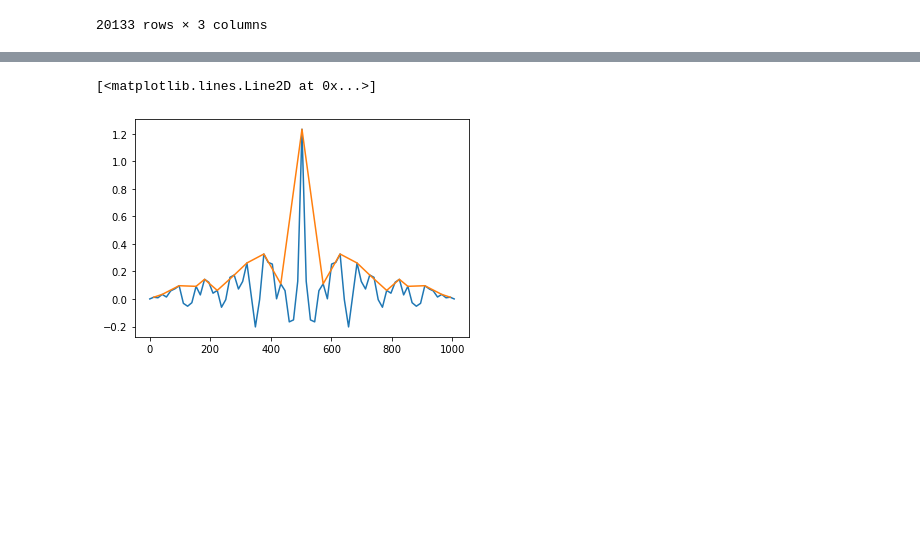
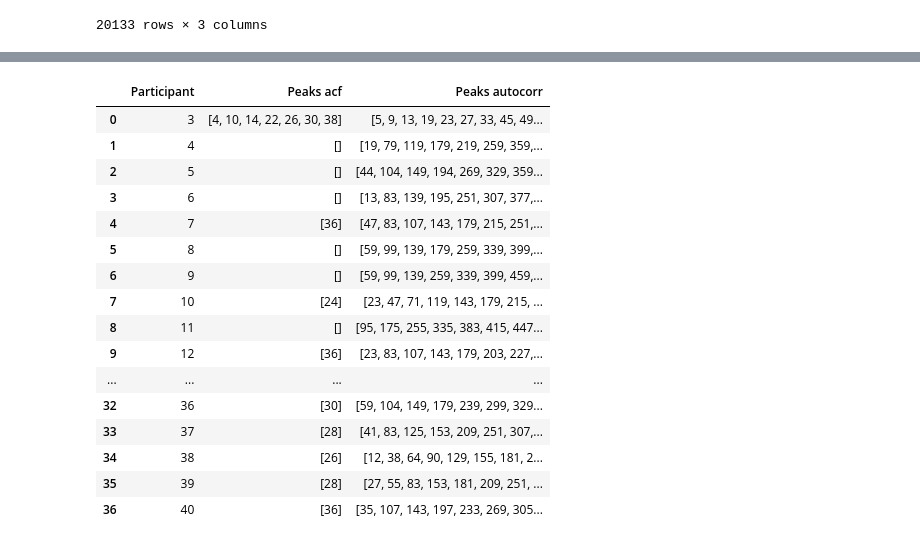
Before and after one commit to Brain-i-hacks/HamzahData, a Jupyter notebook: Autocorrelation HamzahData.ipynb, the cells around one changed output, grey strips where cells are left out. Saved outputs shown, nothing was run; the diff lists cells and outputs as text; code cells hidden in the pictures; blank space fills up the shorter version.

```diff
--- a/Autocorrelation HamzahData.ipynb
+++ b/Autocorrelation HamzahData.ipynb
@@ -99,18 +29,44 @@ Text(0.5, 1.0, 'Autocorrelation Sequence 2')
-# %%
-from scipy.signal import find_peaks
-corr = np.correlate(p22['slope_adaptive'], p22['slope_adaptive'], mode='full')
-
-# plot autocorrelation
-plt.plot(corr)
-
-# find peaks in autocorrelation
-peaks, _ = find_peaks(corr)
-
-# plot peaks
-plt.plot(peaks, corr[peaks])
-
-# show plot
-#plt.show()
-# %% [output]
-[<matplotlib.lines.Line2D at 0x...>]
-[figure, removed]
+# %%
+def getPeaks(data, condition):
+    peopleNums = np.unique(data['participant_number'])
+    peaklist = []
+    peaklist2 = []
+
+
+    for i in range(len(peopleNums)):
+        participant = data.loc[data['participant_number'] == peopleNums[i]]
+        autocorr = tsa.acf(participant['slope_{}'.format(condition)])
+
+        corr = np.correlate(participant['slope_{}'.format(condition)], participant['slope_{}'.format(condition)], mode='full')
+
+        peaks, _ = find_peaks(autocorr)
+        peaklist.append(peaks)
+
+        peaks2, _ = find_peaks(corr)
+        peaklist2.append(peaks2)
+
+    out = pd.DataFrame({'Participant': peopleNums, 'Peaks acf' : peaklist, 'Peaks autocorr' : peaklist2})
+
+    return out, peaklist, peaklist2
+
+df, peaklist1, peaklist2 = getPeaks(data, 'adaptive')
+# %%
+df
+# %% [output]
+|  | Participant | Peaks acf | Peaks autocorr |
+| 0 | 3 | [4, 10, 14, 22, 26, 30, 38] | [5, 9, 13, 19, 23, 27, 33, 45, 49... |
+| 1 | 4 | [] | [19, 79, 119, 179, 219, 259, 359,... |
+| 2 | 5 | [] | [44, 104, 149, 194, 269, 329, 359... |
+| 3 | 6 | [] | [13, 83, 139, 195, 251, 307, 377,... |
+| 4 | 7 | [36] | [47, 83, 107, 143, 179, 215, 251,... |
+| 5 | 8 | [] | [59, 99, 139, 179, 259, 339, 399,... |
+| 6 | 9 | [] | [59, 99, 139, 259, 339, 399, 459,... |
+| 7 | 10 | [24] | [23, 47, 71, 119, 143, 179, 215, ... |
+| 8 | 11 | [] | [95, 175, 255, 335, 383, 415, 447... |
+| 9 | 12 | [36] | [23, 83, 107, 143, 179, 203, 227,... |
+| ... | ... | ... | ... |
+| 32 | 36 | [30] | [59, 104, 149, 179, 239, 299, 329... |
+| 33 | 37 | [28] | [41, 83, 125, 153, 209, 251, 307,... |
+| 34 | 38 | [26] | [12, 38, 64, 90, 129, 155, 181, 2... |
+| 35 | 39 | [28] | [27, 55, 83, 153, 181, 209, 251, ... |
+| 36 | 40 | [36] | [35, 107, 143, 197, 233, 269, 305... |
```
Also changed, not shown: parts of 6 cells of this notebook.
